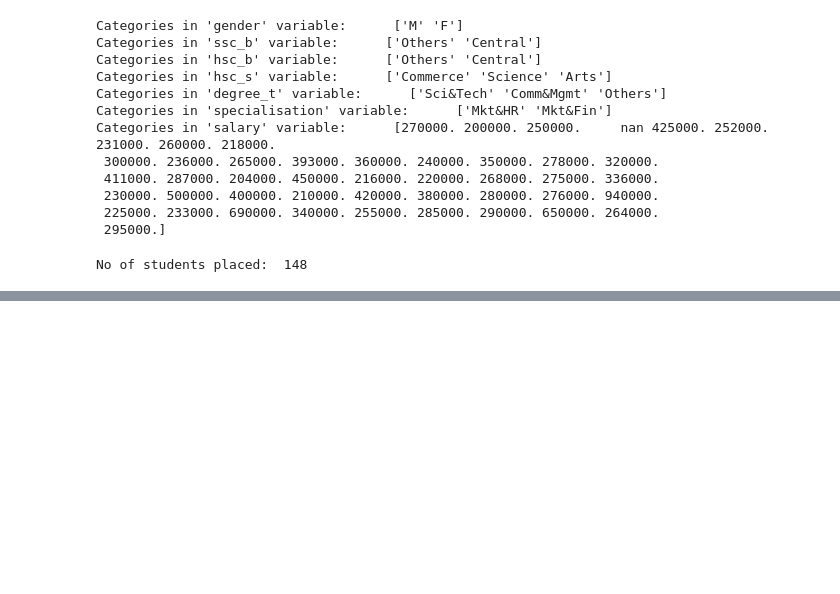
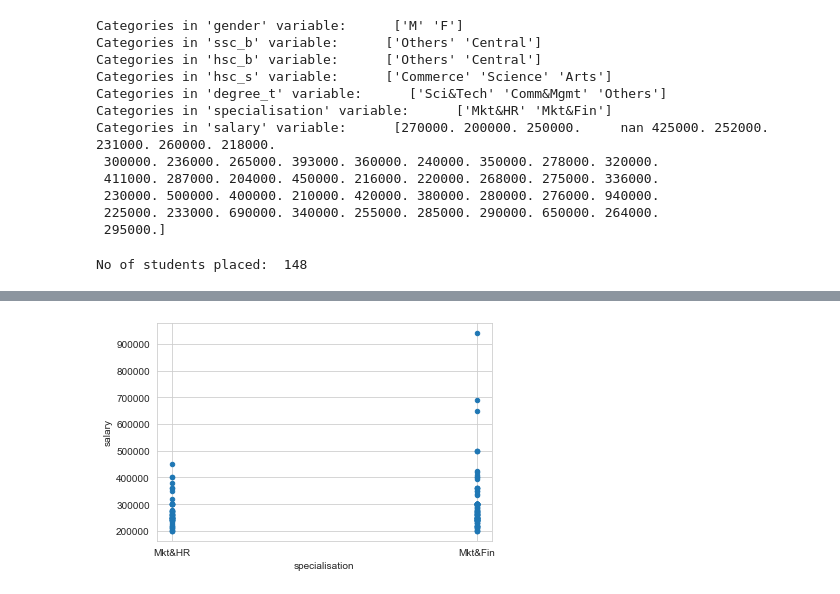
Before and after one commit to SaiSatya16/Hackathon-BrainDead-IIEST, a Jupyter notebook: Problem-1/Nandini_notebook.ipynb, the cells around one changed output, grey strips where cells are left out. Saved outputs shown, nothing was run; the diff lists cells and outputs as text; code cells hidden in the pictures; blank space fills up the shorter version.

```diff
--- a/Problem-1/Nandini_notebook.ipynb
+++ b/Problem-1/Nandini_notebook.ipynb
@@ -117,0 +130,7 @@ No of students placed:  148
+# %%
+df.plot(kind ="scatter",
+ x ='specialisation',
+ y ='salary')
+plt.show()
+# %% [output]
+[figure, added]
```
Also changed, not shown: parts of 3 cells of this notebook.
